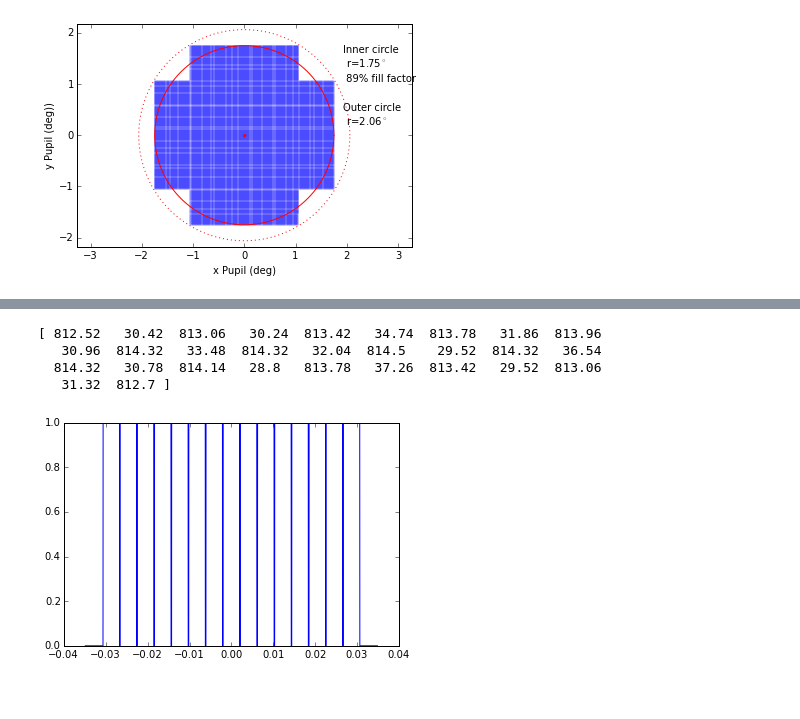
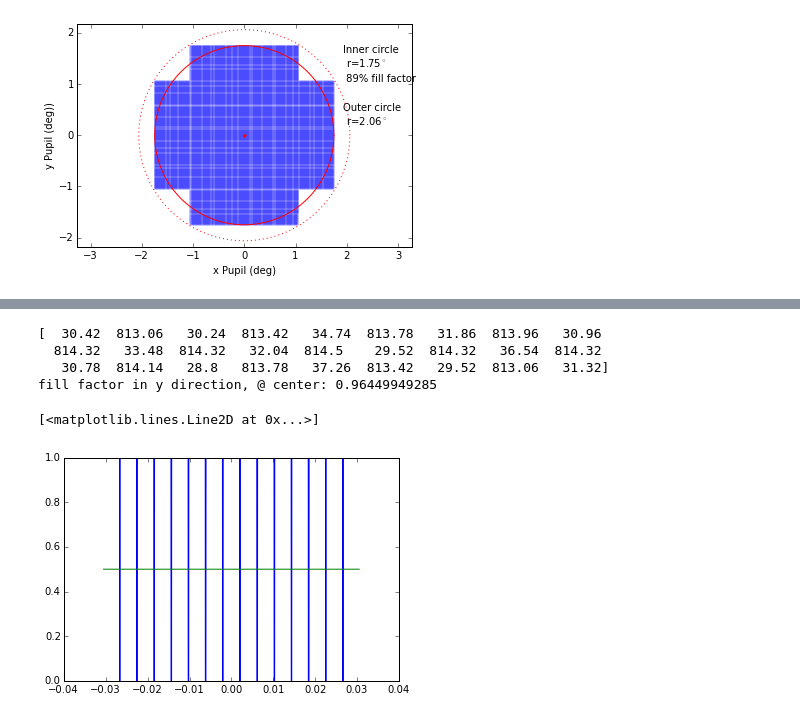
Before and after one commit to rhiannonlynne/318-proceedings, a Jupyter notebook: FillFactor.ipynb, the cells around one changed output, grey strips where cells are left out. Saved outputs shown, nothing was run; the diff lists cells and outputs as text; code cells hidden in the pictures.

```diff
--- a/FillFactor.ipynb
+++ b/FillFactor.ipynb
@@ -142,6 +149,6 @@ print np.diff(np.degrees(xi[condition])*60.*60.)
 # %%
 # And zoom in even more, to check raft/ccd spacing.
-testrange = 2.0
+testrange = 1.75
 spacing = 0.00005
 yi = np.arange(ycen - np.radians(testrange),
                 ycen + np.radians(testrange), np.radians(spacing))
@@ -149,17 +156,24 @@ xi = np.zeros(len(yi)) + xcen
 
 # Calculate 'visibility'
 chipNames = chipNameFromPupilCoords(xi, yi, camera=camera)
-vis = np.zeros(len(chipNames))
+yvis = np.zeros(len(chipNames))
 for i, chip in enumerate(chipNames):
     if chip is not None:
-        vis[i] = 1
+        yvis[i] = 1
-# %%
-plt.plot(yi, vis)
-condition = np.where(np.diff(vis) != 0)[0]
-print np.diff(np.degrees(yi[condition])*60.*60.)
-# %% [output]
-[ 812.52   30.42  813.06   30.24  813.42   34.74  813.78   31.86  813.96
-   30.96  814.32   33.48  814.32   32.04  814.5    29.52  814.32   36.54
-  814.32   30.78  814.14   28.8   813.78   37.26  813.42   29.52  813.06
-   31.32  812.7 ]
-[figure, removed]
+# %%
+condition = np.where(np.diff(yvis) != 0)[0]
+print np.diff(np.degrees(yi[condition])*60.*60.)
+onchip = (np.abs(yi)<np.radians(1.75))
+condition = (yvis == 1)
+fill = len(yvis[condition]) / float(len(yvis[onchip]))
+print 'fill factor in y direction, @ center:', fill
+
+plt.plot(yi, yvis)
+plt.plot(yi[onchip], np.zeros(len(yi[onchip]))+0.5)
+# %% [output]
+[  30.42  813.06   30.24  813.42   34.74  813.78   31.86  813.96   30.96
+  814.32   33.48  814.32   32.04  814.5    29.52  814.32   36.54  814.32
+   30.78  814.14   28.8   813.78   37.26  813.42   29.52  813.06   31.32]
+fill factor in y direction, @ center: 0.96449949285
+[<matplotlib.lines.Line2D at 0x...>]
+[figure, added]
```
Also changed, not shown: parts of 3 cells of this notebook.
